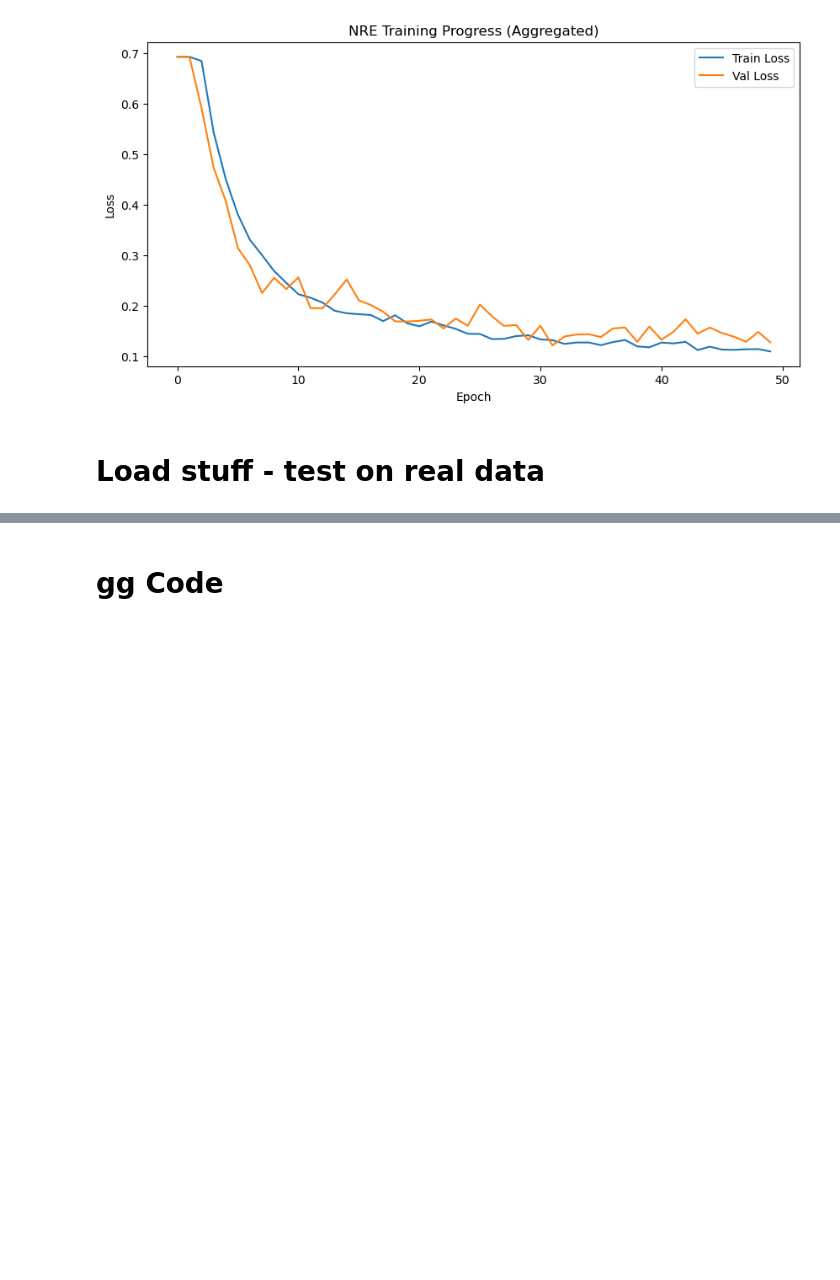
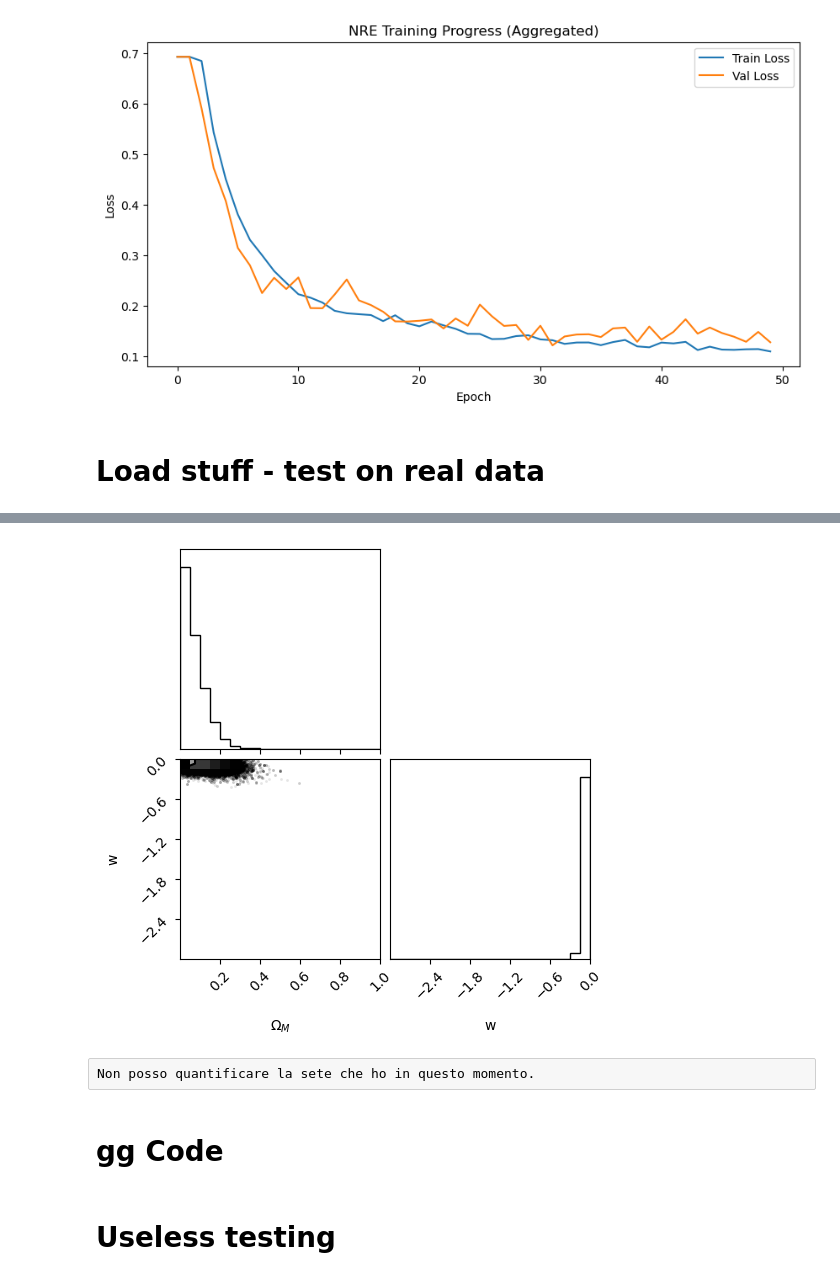
Before and after one commit to margherita-lera/SMC-ABC-for-Supernovae-Ia, a Jupyter notebook: nre_ifi.ipynb, the cells around one changed output, grey strips where cells are left out. Saved outputs shown, nothing was run; the diff lists cells and outputs as text; code cells hidden in the pictures; blank space fills up the shorter version.

Commit message:
smooth and ordered NRE

```diff
--- a/nre_ifi.ipynb
+++ b/nre_ifi.ipynb
@@ -293,0 +534,40 @@ plt.show()
+# %%
+# f it, I will copy paste to tune stuff
+# sampler = giot.test_test_data(theta_mean, theta_std, mu_mean, mu_std, zhd_mean, zhd_std, nre)
+
+def log_prior(thetas):
+    if 0 < thetas[0] < 1 and -3 < thetas[1] < 0: return 0
+    else: return -np.inf
+
+
+def log_like(theta, mu, z, theta_mean, theta_std, mu_mean, mu_std, z_mean, z_std, nre):
+    thetaTest = torch.tensor((theta - theta_mean) / theta_std).float()
+    muTest = torch.tensor((mu - mu_mean) / mu_std).float()
+    zTest = torch.tensor((z - z_mean) / z_std).float()
+    xTest = torch.concatenate([muTest, zTest])
+    with torch.no_grad():
+        nre.eval()
+        return nre.classifier(torch.cat([xTest, thetaTest], dim=-1))
+
+def log_post(theta, mu, z, theta_mean, theta_std, mu_mean, mu_std, z_mean, z_std, nre):
+    lp = log_prior(theta)
+    if not np.isfinite(lp): return -np.inf
+    else: return lp + log_like(theta, mu, z, theta_mean, theta_std, mu_mean, mu_std, z_mean, z_std, nre)
+
+muReal, zReal = f.extract_mu_zhd_from_file('/home/ubuntu/SNANA/salt2mus/realdata/SALT2mu_realdata.FITRES')
+muReal, zReal = muReal[:73], zReal[:73]
+idxReal = np.argsort(zReal)
+zReal = zReal[idxReal]
+muReal = muReal[idxReal]
+
+ndim, nwalkers = 2, 100
+samplerOrder = emcee.EnsembleSampler(nwalkers, ndim, log_post, args=(muReal, zReal, theta_mean, theta_std, mu_mean, mu_std, zhd_mean, zhd_std, nre,))  # Init
+
+# pos = rng.standard_normal((nwalkers, ndim))  # should be np.random.randn equivalent # starting theta position
+pos = rng.uniform((0, -3), (1, 0), size=(nwalkers, ndim))
+samplerOrder.run_mcmc(pos, 5000, progress=True)  # run
+# %%
+flat_samples = samplerOrder.get_chain(discard=1000, flat=True)  # get chain, look for what's flat
+corner.corner(flat_samples, range=[(0, 1), (-3,0)], labels=[r"$\Omega_M$", "w"])
+plt.show()
+# %% [output]
@@ -294,3 +575,6 @@ plt.show()
+[figure, added]
+# %% [raw]
+Non posso quantificare la sete che ho in questo momento.
 # %% [markdown]
 # gg Code
 # %%
@@ -370,3 +654,5 @@ corner.corner(
     truths=theta_test,
     smooth=1.
 );
+# %% [markdown]
+# Useless testing
```
Also changed, not shown: parts of 24 cells of this notebook.
